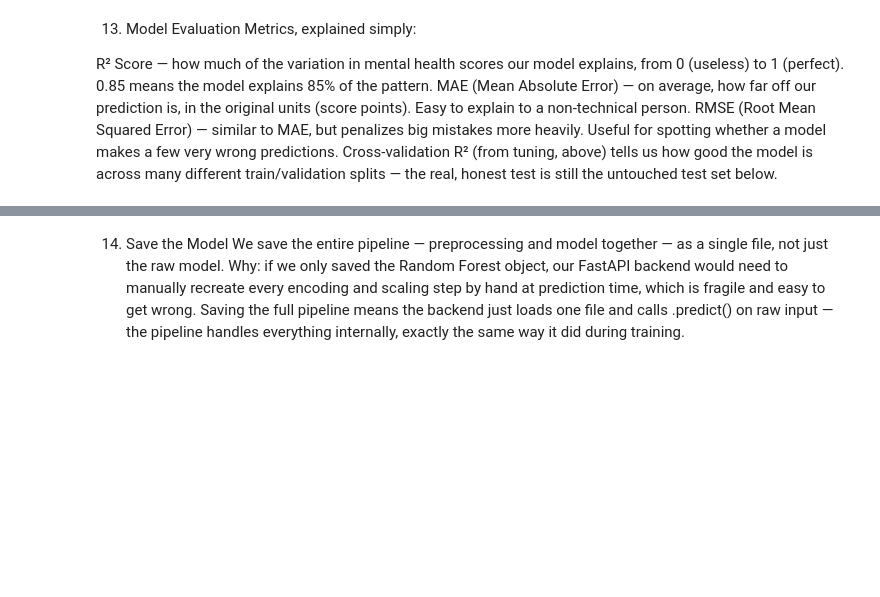
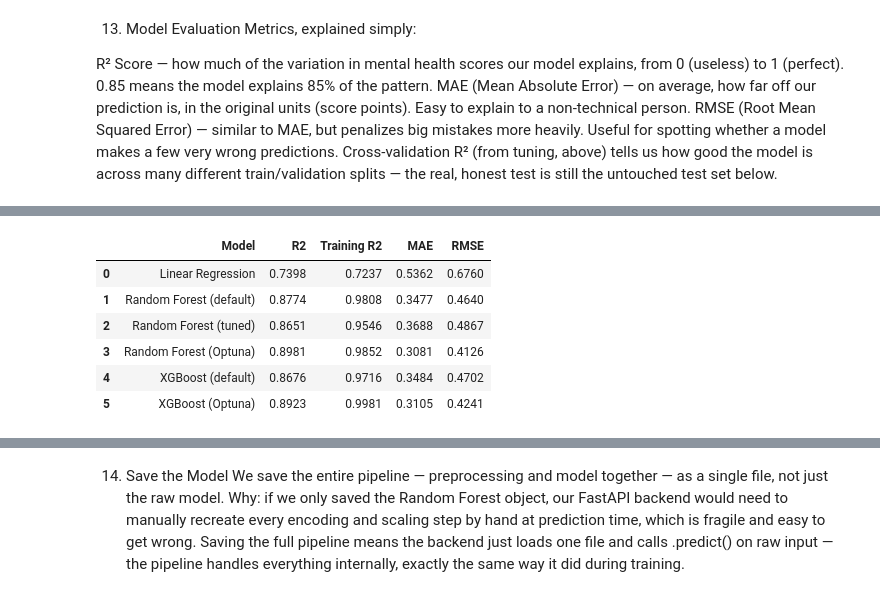
Before and after one commit to pathelasaruchi/Mental_Health_Score, a Jupyter notebook: Mental_Health.ipynb, the cells around one changed output, grey strips where cells are left out. Drawn from its saved outputs; the diff is of its cells as text; code cells hidden in the pictures; blank space fills up the shorter version.

```diff
--- a/Mental_Health.ipynb
+++ b/Mental_Health.ipynb
@@ -588,0 +673,87 @@ print(results)
+# %%
+from xgboost import XGBRegressor
+
+%pip install xgboost
+
+
+# Default XGBoost pipeline
+xgb_pipeline = Pipeline(steps=[
+    ("preprocessor", clone(preprocessor)),
+    ("xgboost", XGBRegressor(
+        objective="reg:squarederror",
+        random_state=42,
+        n_jobs=1,
+        verbosity=0
+    ))
+])
+
+xgb_pipeline.fit(X_train, y_train)
+xgb_preds = xgb_pipeline.predict(X_test)
+xgb_train_preds = xgb_pipeline.predict(X_train)
+
+xgb_r2 = r2_score(y_test, xgb_preds)
+xgb_train_r2 = r2_score(y_train, xgb_train_preds)
+xgb_mae = mean_absolute_error(y_test, xgb_preds)
+xgb_rmse = np.sqrt(mean_squared_error(y_test, xgb_preds))
+
+# Tune XGBoost with Optuna using cross-validation on the training data
+def xgb_objective(trial):
+    params = {
+        "xgboost__n_estimators": trial.suggest_int("n_estimators", 100, 500, step=100),
+        "xgboost__max_depth": trial.suggest_int("max_depth", 2, 8),
+        "xgboost__learning_rate": trial.suggest_float("learning_rate", 0.02, 0.2, log=True),
+        "xgboost__subsample": trial.suggest_float("subsample", 0.65, 1.0),
+        "xgboost__colsample_bytree": trial.suggest_float("colsample_bytree", 0.65, 1.0),
+        "xgboost__min_child_weight": trial.suggest_int("min_child_weight", 1, 10),
+        "xgboost__reg_lambda": trial.suggest_float("reg_lambda", 0.01, 10.0, log=True),
+    }
+
+    model = clone(xgb_pipeline).set_params(**params)
+    scores = cross_val_score(
+        model, X_train, y_train, cv=5, scoring="r2", n_jobs=-1
+    )
+    return scores.mean()
+
+xgb_study = optuna.create_study(direction="maximize")
+xgb_study.optimize(xgb_objective, n_trials=25)
+
+print(f"Best XGBoost CV R²: {xgb_study.best_value:.4f}")
+print("Best XGBoost parameters:", xgb_study.best_params)
+
+xgb_optuna_params = {
+    f"xgboost__{name}": value
+    for name, value in xgb_study.best_params.items()
+}
+xgb_optuna_pipeline = clone(xgb_pipeline).set_params(**xgb_optuna_params)
+xgb_optuna_pipeline.fit(X_train, y_train)
+
+xgb_optuna_preds = xgb_optuna_pipeline.predict(X_test)
+xgb_optuna_train_preds = xgb_optuna_pipeline.predict(X_train)
+
+xgb_optuna_r2 = r2_score(y_test, xgb_optuna_preds)
+xgb_optuna_train_r2 = r2_score(y_train, xgb_optuna_train_preds)
+xgb_optuna_mae = mean_absolute_error(y_test, xgb_optuna_preds)
+xgb_optuna_rmse = np.sqrt(mean_squared_error(y_test, xgb_optuna_preds))
+
+# Rebuild the table, including the previously evaluated Optuna Random Forest
+comparison = results.copy()
+comparison.loc[len(comparison)] = [
+    "Random Forest (Optuna)",
+    optuna_r2,
+    r2_score(y_train, rf_optuna_pipeline.predict(X_train)),
+    optuna_mae,
+    optuna_rmse,
+]
+comparison.loc[len(comparison)] = [
+    "XGBoost (default)", xgb_r2, xgb_train_r2, xgb_mae, xgb_rmse
+]
+comparison.loc[len(comparison)] = [
+    "XGBoost (Optuna)",
+    xgb_optuna_r2,
+    xgb_optuna_train_r2,
+    xgb_optuna_mae,
+    xgb_optuna_rmse,
+]
+
+display(comparison.round(4))
+# %% [output]
@@ -588,0 +769,7 @@ print(results)
+|  | Model | R2 | Training R2 | MAE | RMSE |
+| 0 | Linear Regression | 0.7398 | 0.7237 | 0.5362 | 0.6760 |
+| 1 | Random Forest (default) | 0.8774 | 0.9808 | 0.3477 | 0.4640 |
+| 2 | Random Forest (tuned) | 0.8651 | 0.9546 | 0.3688 | 0.4867 |
+| 3 | Random Forest (Optuna) | 0.8981 | 0.9852 | 0.3081 | 0.4126 |
+| 4 | XGBoost (default) | 0.8676 | 0.9716 | 0.3484 | 0.4702 |
+| 5 | XGBoost (Optuna) | 0.8923 | 0.9981 | 0.3105 | 0.4241 |
```
Also changed, not shown: parts of 18 cells of this notebook, 3 other files.
